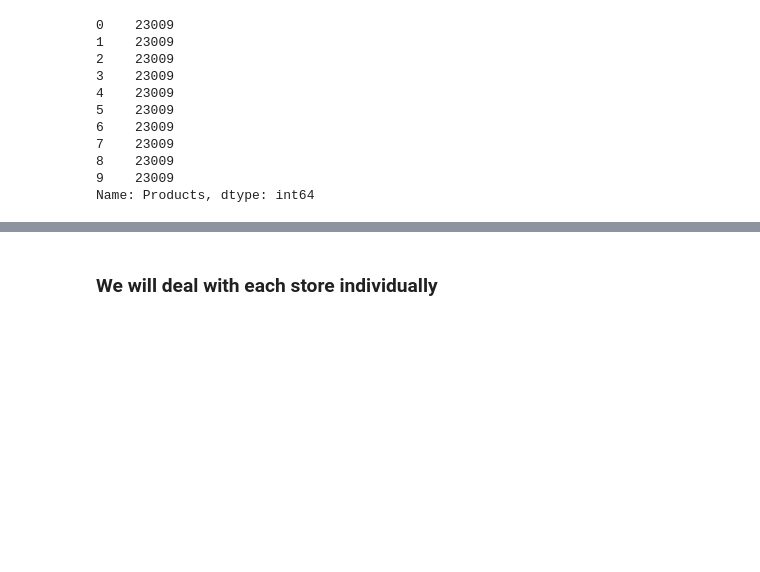
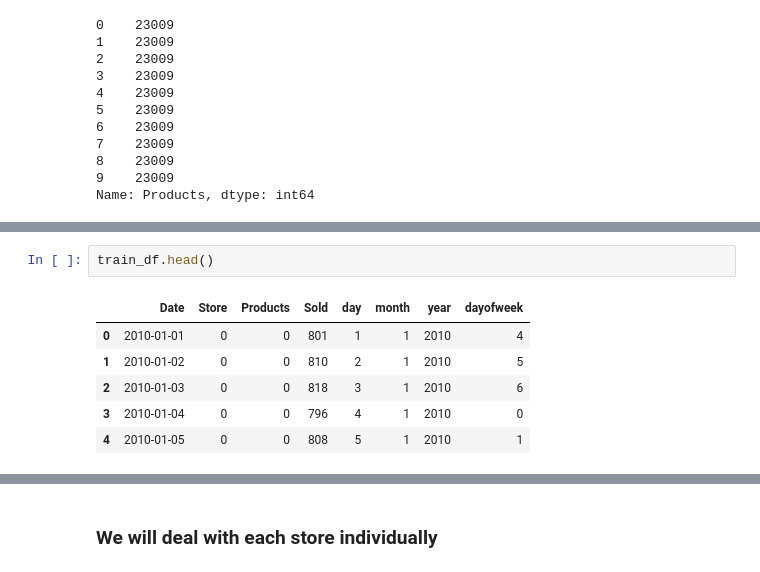
Before and after one commit to MANISH-KUMAR-CODES/forecasting-on-store-products, a Jupyter notebook: Time_Series_Forecasting_on_Store_Sales.ipynb, the cells around one changed output, grey strips where cells are left out. Saved outputs shown, nothing was run; the diff lists cells and outputs as text; blank space fills up the shorter version.

```diff
--- a/Time_Series_Forecasting_on_Store_Sales.ipynb
+++ b/Time_Series_Forecasting_on_Store_Sales.ipynb
@@ -93,0 +113,9 @@ Name: Products, dtype: int64
+# %%
+train_df.head()
+# %% [output]
+|  | Date | Store | Products | Sold | day | month | year | dayofweek |
+| 0 | 2010-01-01 | 0 | 0 | 801 | 1 | 1 | 2010 | 4 |
+| 1 | 2010-01-02 | 0 | 0 | 810 | 2 | 1 | 2010 | 5 |
+| 2 | 2010-01-03 | 0 | 0 | 818 | 3 | 1 | 2010 | 6 |
+| 3 | 2010-01-04 | 0 | 0 | 796 | 4 | 1 | 2010 | 0 |
+| 4 | 2010-01-05 | 0 | 0 | 808 | 5 | 1 | 2010 | 1 |
```
Also changed, not shown: parts of 16 cells of this notebook.
